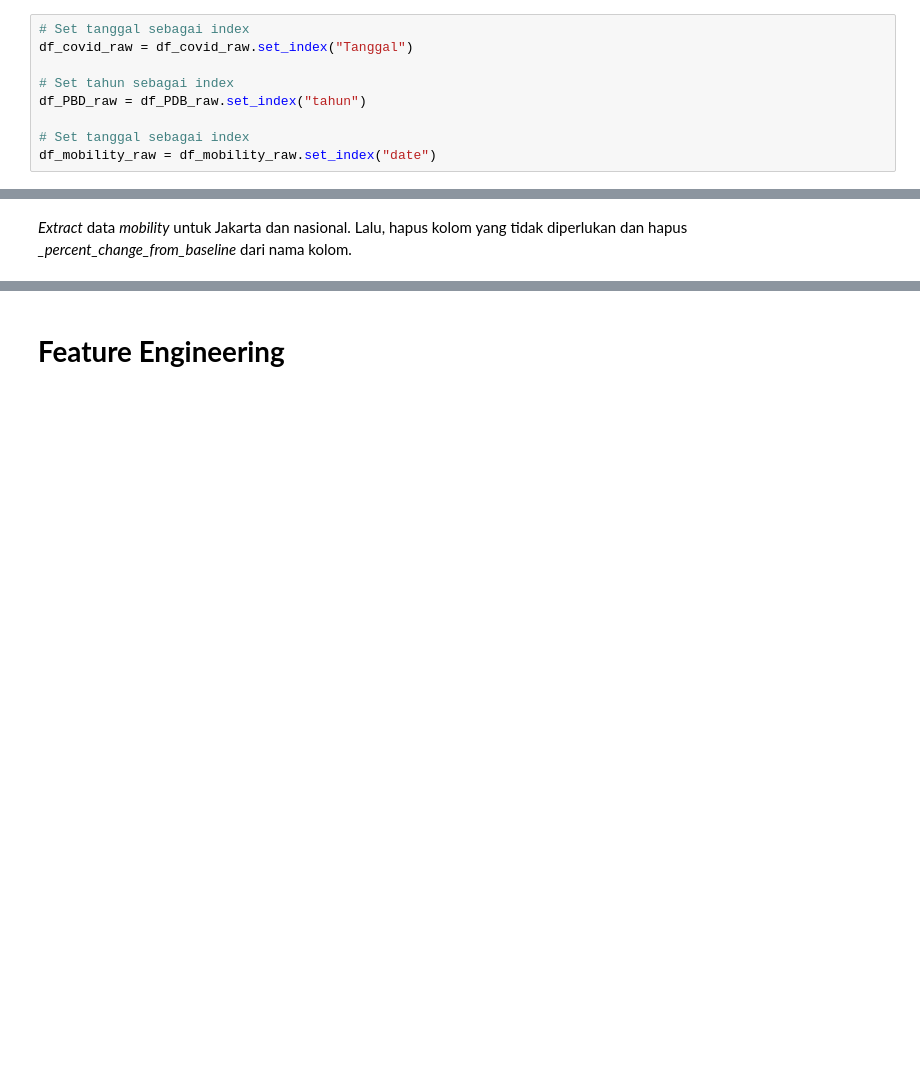
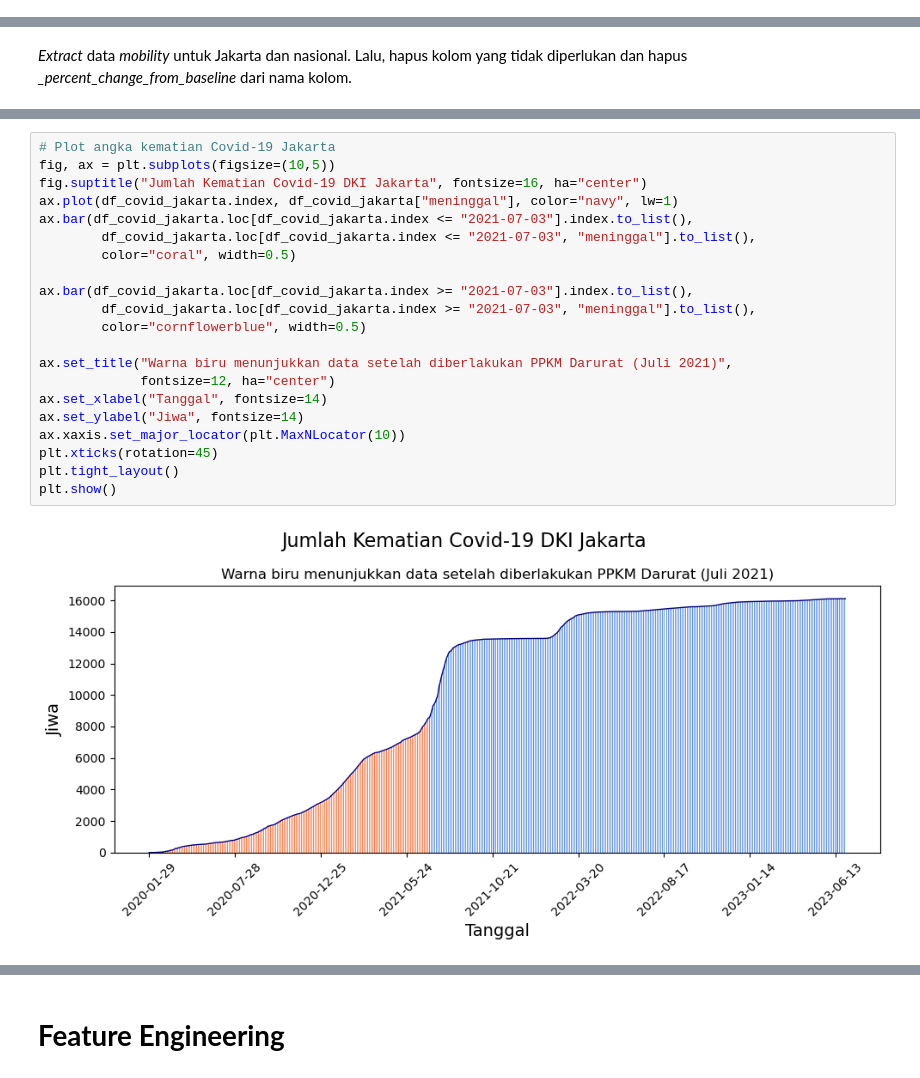
Before and after one commit to reza-nugraha32/covid-19-analysis, a Jupyter notebook: covid-19-jakarta-analysis.ipynb, the cells around one changed output, grey strips where cells are left out. Saved outputs shown, nothing was run; the diff lists cells and outputs as text; blank space fills up the shorter version.

```diff
--- a/covid-19-jakarta-analysis.ipynb
+++ b/covid-19-jakarta-analysis.ipynb
@@ -67,12 +69,3 @@ mob_2020 = pd.read_csv("https://raw.githubusercontent.com/reza-nugraha32/covid-1
 mob_2021 = pd.read_csv("https://raw.githubusercontent.com/reza-nugraha32/covid-19-analysis/main/dataset/2021_mobility_report.csv")
 mob_2022 = pd.read_csv("https://raw.githubusercontent.com/reza-nugraha32/covid-19-analysis/main/dataset/2022_mobility_report.csv")
 df_mobility_raw = pd.concat([mob_2020, mob_2021, mob_2022], axis=0)
-# %%
-# Set tanggal sebagai index
-df_covid_raw = df_covid_raw.set_index("Tanggal")
-
-# Set tahun sebagai index
-df_PBD_raw = df_PDB_raw.set_index("tahun")
-
-# Set tanggal sebagai index
-df_mobility_raw = df_mobility_raw.set_index("date")
@@ -300,0 +564,23 @@ df_PDB_raw.plot(x="tahun", y="PDB_harga_konstan", kind="barh")
+# %%
+# Plot angka kematian Covid-19 Jakarta
+fig, ax = plt.subplots(figsize=(10,5))
+fig.suptitle("Jumlah Kematian Covid-19 DKI Jakarta", fontsize=16, ha="center")
+ax.plot(df_covid_jakarta.index, df_covid_jakarta["meninggal"], color="navy", lw=1)
+ax.bar(df_covid_jakarta.loc[df_covid_jakarta.index <= "2021-07-03"].index.to_list(),
+        df_covid_jakarta.loc[df_covid_jakarta.index <= "2021-07-03", "meninggal"].to_list(),
+        color="coral", width=0.5)
+
+ax.bar(df_covid_jakarta.loc[df_covid_jakarta.index >= "2021-07-03"].index.to_list(),
+        df_covid_jakarta.loc[df_covid_jakarta.index >= "2021-07-03", "meninggal"].to_list(),
+        color="cornflowerblue", width=0.5)
+
+ax.set_title("Warna biru menunjukkan data setelah diberlakukan PPKM Darurat (Juli 2021)",
+             fontsize=12, ha="center")
+ax.set_xlabel("Tanggal", fontsize=14)
+ax.set_ylabel("Jiwa", fontsize=14)
+ax.xaxis.set_major_locator(plt.MaxNLocator(10))
+plt.xticks(rotation=45)
+plt.tight_layout()
+plt.show()
+# %% [output]
+[figure, added]
```
Also changed, not shown: parts of 56 cells of this notebook, 1 other file.
